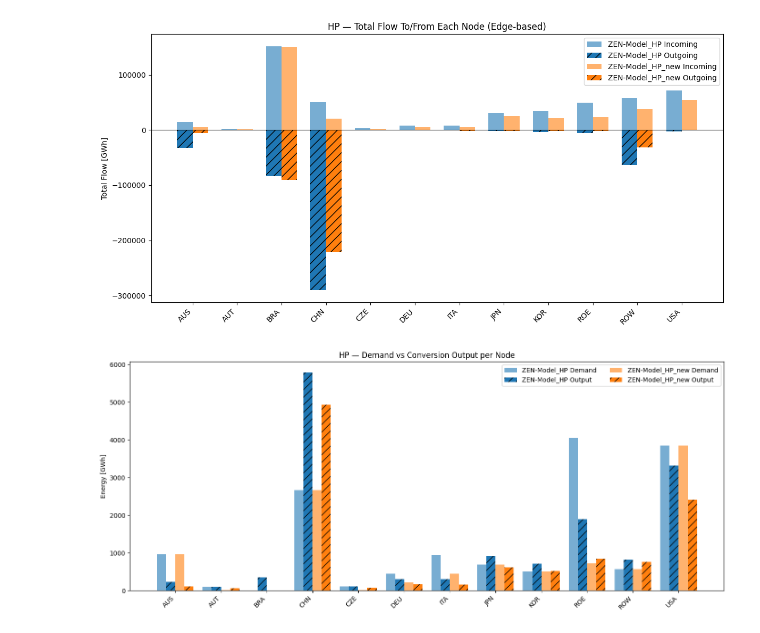
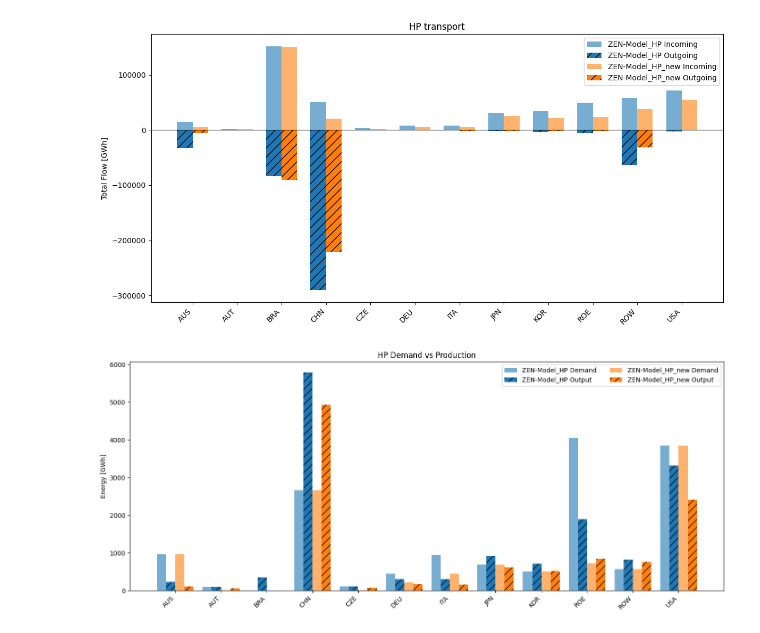
Before and after one commit to NicolaL1/ZEN-garden_SP, a Jupyter notebook: Data_HP/HP_device.ipynb, the cells around one changed output. Saved outputs shown, nothing was run; the diff lists cells and outputs as text; code cells hidden in the pictures.

```diff
--- a/Data_HP/HP_device.ipynb
+++ b/Data_HP/HP_device.ipynb
@@ -81,7 +81,7 @@ def plot_total_flow_per_node_hp_edge_based():
            label=f"{dataset_name_2} Outgoing", color=colors[dataset_name_2], alpha=1.0, hatch='//')
 
     ax.set_ylabel("Total Flow [GWh]")
-    ax.set_title(f"{carrier_filter} — Total Flow To/From Each Node (Edge-based)")
+    ax.set_title(f"{carrier_filter} transport")
     ax.set_xticks(list(x))
     ax.set_xticklabels(all_nodes, rotation=45, ha='right')
     ax.axhline(0, color='black', linewidth=0.8)
@@ -122,33 +122,33 @@ def plot_hp_demand_vs_conversion_output():
 
     width = 0.2
     x = range(len(all_nodes))
     fig, ax = plt.subplots(figsize=(14, 6))
 
     ax.bar([i - width * 1.5 for i in x], demand1.reindex(all_nodes), width=width,
            label=f"{dataset_name_1} Demand", color=colors[dataset_name_1], alpha=0.6)
     ax.bar([i - width * 0.5 for i in x], output1.reindex(all_nodes), width=width,
            label=f"{dataset_name_1} Output", color=colors[dataset_name_1], alpha=1.0, hatch='//')
 
     ax.bar([i + width * 0.5 for i in x], demand2.reindex(all_nodes), width=width,
            label=f"{dataset_name_2} Demand", color=colors[dataset_name_2], alpha=0.6)
     ax.bar([i + width * 1.5 for i in x], output2.reindex(all_nodes), width=width,
            label=f"{dataset_name_2} Output", color=colors[dataset_name_2], alpha=1.0, hatch='//')
 
     ax.set_ylabel("Energy [GWh]")
-    ax.set_title(f"{carrier_filter} — Demand vs Conversion Output per Node")
+    ax.set_title(f"{carrier_filter} Demand vs Production")
     ax.set_xticks(list(x))
     ax.set_xticklabels(all_nodes, rotation=45, ha='right')
     ax.legend(ncol=2)
     plt.tight_layout()
 
     if save_plots:
         plt.savefig(save_path / f"{carrier_filter}_demand_vs_output_by_node.pdf", format='pdf', bbox_inches='tight')
     plt.show()
 
 
 # === Run All Plots ===
 plot_total_flow_per_node_hp_edge_based()
 plot_hp_demand_vs_conversion_output()
 # %% [output]
-[figure, old version]
+[figure, new version]
-[figure, old version]
+[figure, new version]
```
